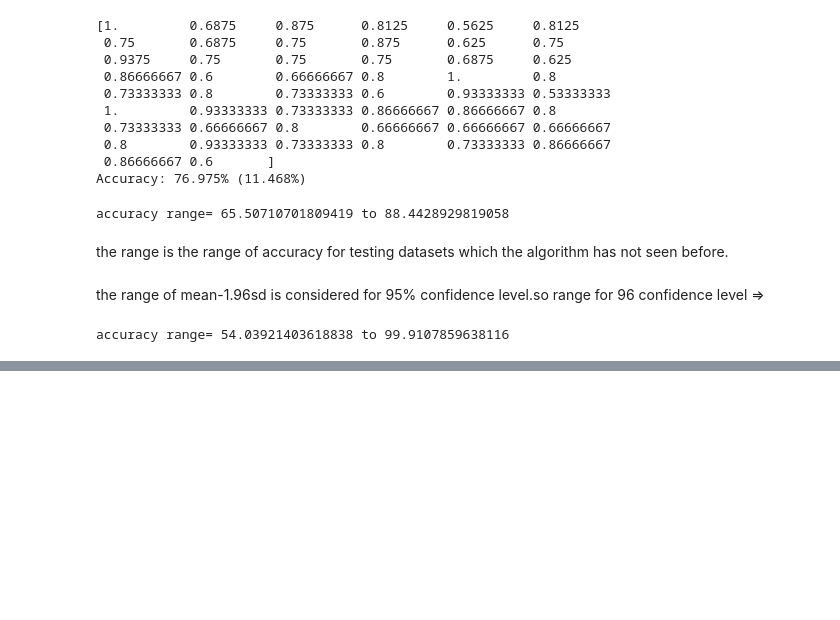
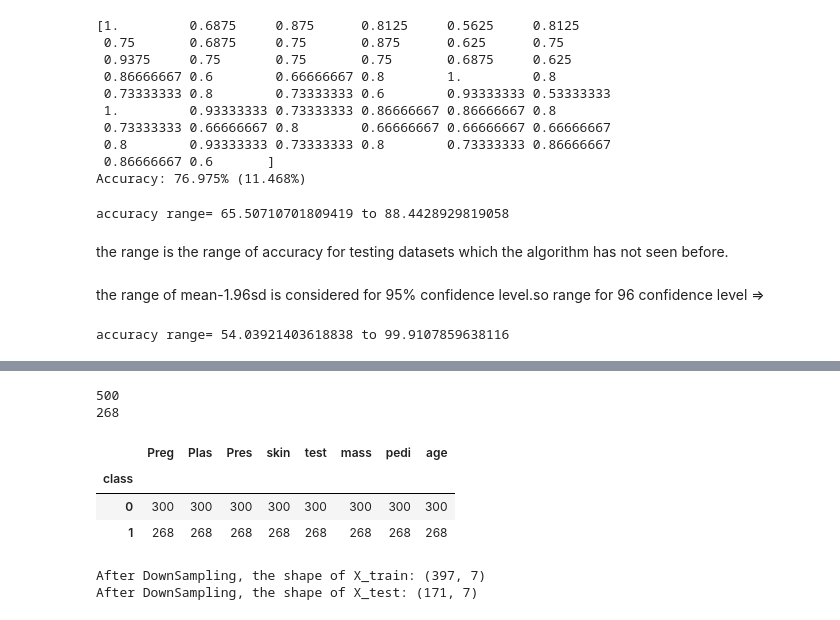
Before and after one commit to manasdhir/logsitic-regression, a Jupyter notebook: logistic_regression.ipynb, the cells around one changed output, grey strips where cells are left out. Saved outputs shown, nothing was run; the diff lists cells and outputs as text; code cells hidden in the pictures; blank space fills up the shorter version.

```diff
--- a/logistic_regression.ipynb
+++ b/logistic_regression.ipynb
@@ -283,0 +415,2 @@ accuracy range= 54.03921403618838 to 99.9107859638116
+# %%
+df12=pd.read_csv("/content/drive/MyDrive/datasets/featurization/pima-indians-diabetes.csv")
@@ -283,0 +426,24 @@ accuracy range= 54.03921403618838 to 99.9107859638116
+# %%
+non_diab_indices = df12[df12['class'] == 0].index
+no_diab = len(df12[df12['class'] == 0])
+print(no_diab)
+
+diab_indices = df12[df12['class'] == 1].index
+diab = len(df12[df12['class'] == 1])
+print(diab)
+# %% [output]
+500
+268
+# %%
+random_indices = np.random.choice( non_diab_indices, no_diab - 200 , replace=False)
+# %%
+down_sample_indices = np.concatenate([diab_indices,random_indices])
+# %%
+pima_df_down_sample = df12.loc[down_sample_indices]  # Extract all those records for diab and non-diab to create new set
+pima_df_down_sample.shape
+pima_df_down_sample.groupby(["class"]).count()  # look at the class distribution after downsample
+# %% [output]
+|  | Preg | Plas | Pres | skin | test | mass | pedi | age |
+| class |  |  |  |  |  |  |  |  |
+| 0 | 300 | 300 | 300 | 300 | 300 | 300 | 300 | 300 |
+| 1 | 268 | 268 | 268 | 268 | 268 | 268 | 268 | 268 |
@@ -283,0 +457,6 @@ accuracy range= 54.03921403618838 to 99.9107859638116
+# %%
+print('After DownSampling, the shape of X_train: {}'.format(X_train.shape))
+print('After DownSampling, the shape of X_test: {} \n'.format(X_test.shape))
+# %% [output]
+After DownSampling, the shape of X_train: (397, 7)
+After DownSampling, the shape of X_test: (171, 7)
```
Also changed, not shown: parts of 45 cells of this notebook.
